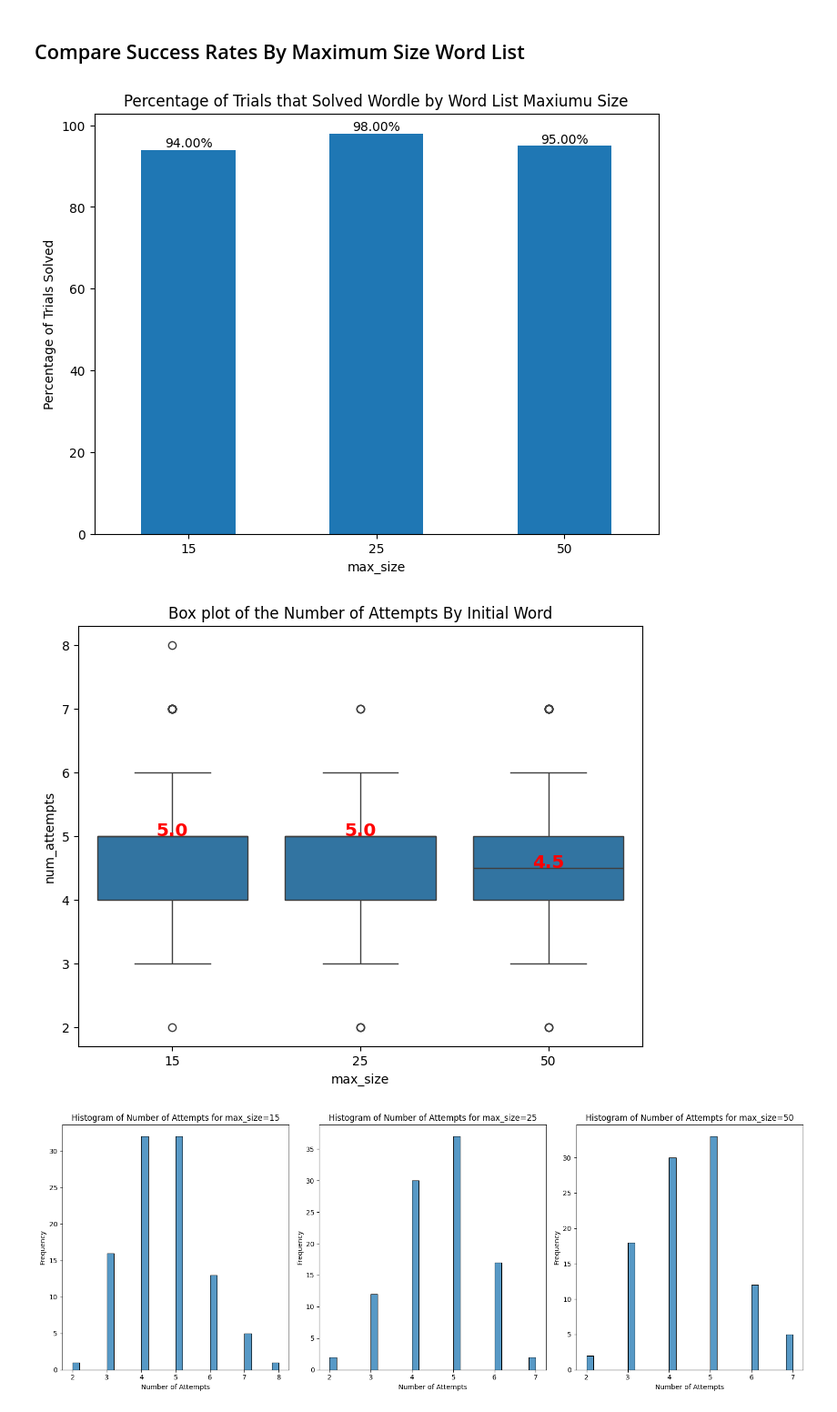
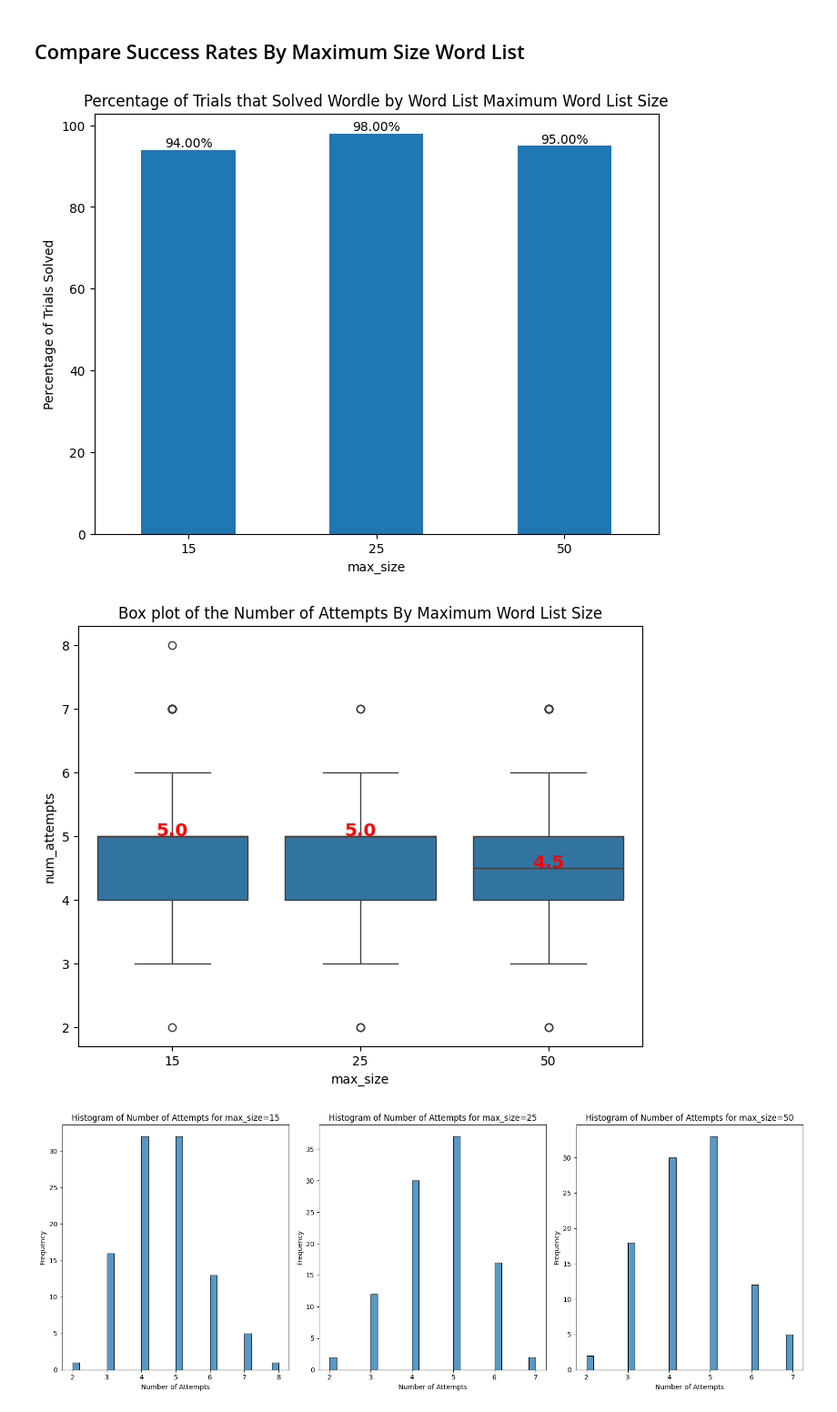
Before and after one commit to jimthompson5802/wordle_solver, a Jupyter notebook: src/experiment_analysis_100_words_max_size.ipynb, the cells around one changed output. Shown at 91% size. Drawn from its saved outputs; the diff is of its cells as text; code cells hidden in the pictures.

Commit message:
corrected plot titles

```diff
--- a/src/experiment_analysis_100_words_max_size.ipynb
+++ b/src/experiment_analysis_100_words_max_size.ipynb
@@ -63,26 +63,26 @@ df.groupby('max_size').describe()
 # %%
 import matplotlib.pyplot as plt
 
 # Group by solver and calculate the percentage of solved Wordle
 solved_percentages = df.groupby('max_size')['solved_wordle'].mean() * 100
 
 # Plot
 plt.figure(figsize=(8, 6))
 bars = solved_percentages.plot(kind='bar')
 plt.ylabel('Percentage of Trials Solved')
-plt.title('Percentage of Trials that Solved Wordle by Word List Maxiumu Size')
+plt.title('Percentage of Trials that Solved Wordle by Word List Maximum Word List Size')
 
 # Add percentage labels on top of each bar
 for bar in bars.patches:
     bars.text(bar.get_x() + bar.get_width() / 2, bar.get_height(),
               f'{bar.get_height():.2f}%', ha='center', va='bottom')
 
 # Rotate x-axis labels
 plt.xticks(rotation=0)
 plt.savefig('../docs/images/percentage_solved_100_words_max_size.png')
 plt.show()
 # %% [output]
-[figure, old version]
+[figure, new version]
 # %%
 import seaborn as sns
 import matplotlib.pyplot as plt
@@ -100,11 +100,11 @@ for tick,label in zip(pos,box_plot.get_xticklabels()):
     box_plot.text(pos[tick], medians[tick], median_labels[tick],
             horizontalalignment='center', size='x-large', color='r', weight='semibold')
 
-plt.title('Box plot of the Number of Attempts By Initial Word')
+plt.title('Box plot of the Number of Attempts By Maximum Word List Size')
 plt.savefig('../docs/images/boxplot_num_attempts_100_words_max_size.png')
 plt.show()
 # %% [output]
-[figure, old version]
+[figure, new version]
 # %%
 # Filter the DataFrame for the maximum word list size
 max_size_15_df = df[df['max_size'] == 15]
```
Also changed, not shown: parts of 1 cell of this notebook, 2 other files.
